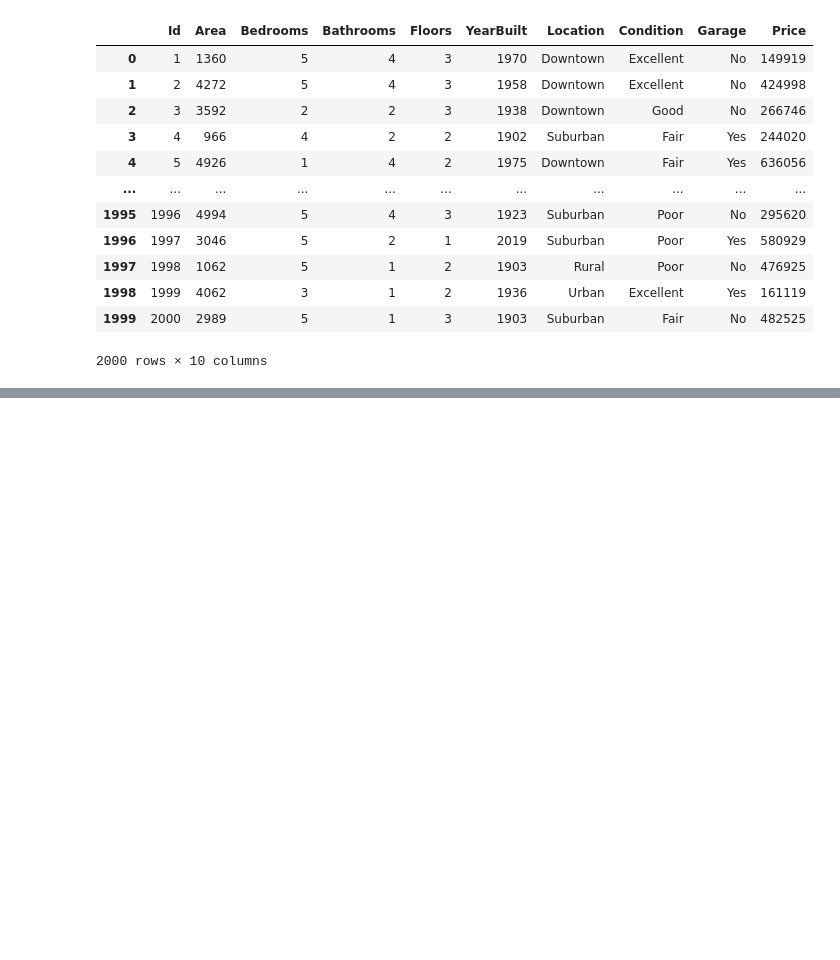
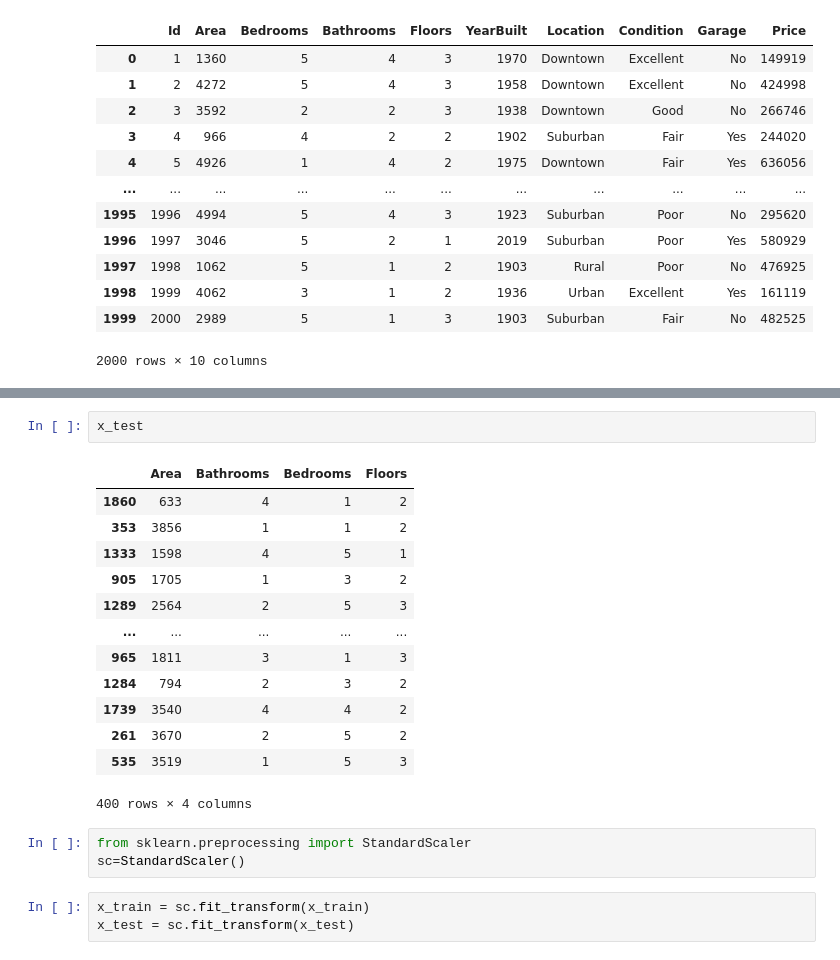
Before and after one commit to BhanuPrakash-Guniganti/python-for-ml, a Jupyter notebook: House_Price_Predection.ipynb, the cells around one changed output, grey strips where cells are left out. Cells and saved outputs as stored; diff of their text form; blank space fills up the shorter version.

```diff
--- a/House_Price_Predection.ipynb
+++ b/House_Price_Predection.ipynb
@@ -22,0 +63,22 @@ home
+# %%
+x_test
+# %% [output]
+|  | Area | Bathrooms | Bedrooms | Floors |
+| 1860 | 633 | 4 | 1 | 2 |
+| 353 | 3856 | 1 | 1 | 2 |
+| 1333 | 1598 | 4 | 5 | 1 |
+| 905 | 1705 | 1 | 3 | 2 |
+| 1289 | 2564 | 2 | 5 | 3 |
+| ... | ... | ... | ... | ... |
+| 965 | 1811 | 3 | 1 | 3 |
+| 1284 | 794 | 2 | 3 | 2 |
+| 1739 | 3540 | 4 | 4 | 2 |
+| 261 | 3670 | 2 | 5 | 2 |
+| 535 | 3519 | 1 | 5 | 3 |
+400 rows × 4 columns
+# %%
+from sklearn.preprocessing import StandardScaler
+sc=StandardScaler()
+# %%
+x_train = sc.fit_transform(x_train)
+x_test = sc.fit_transform(x_test)
```
Also changed, not shown: parts of 16 cells of this notebook.
